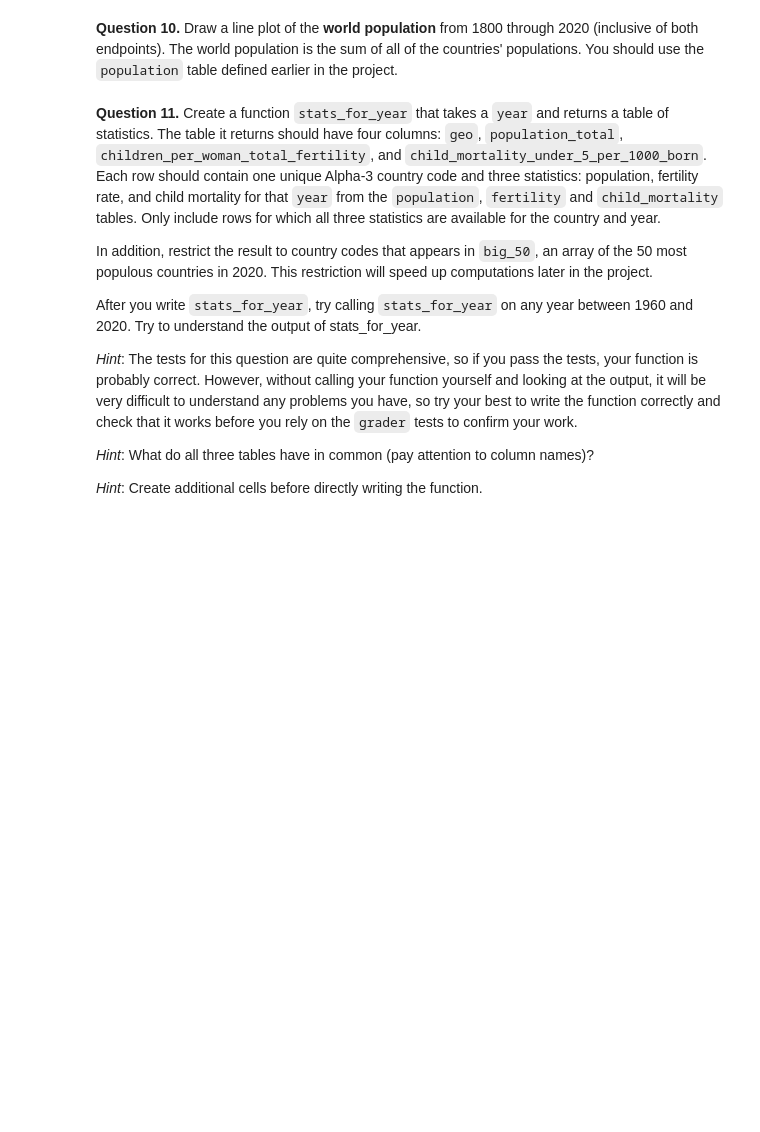
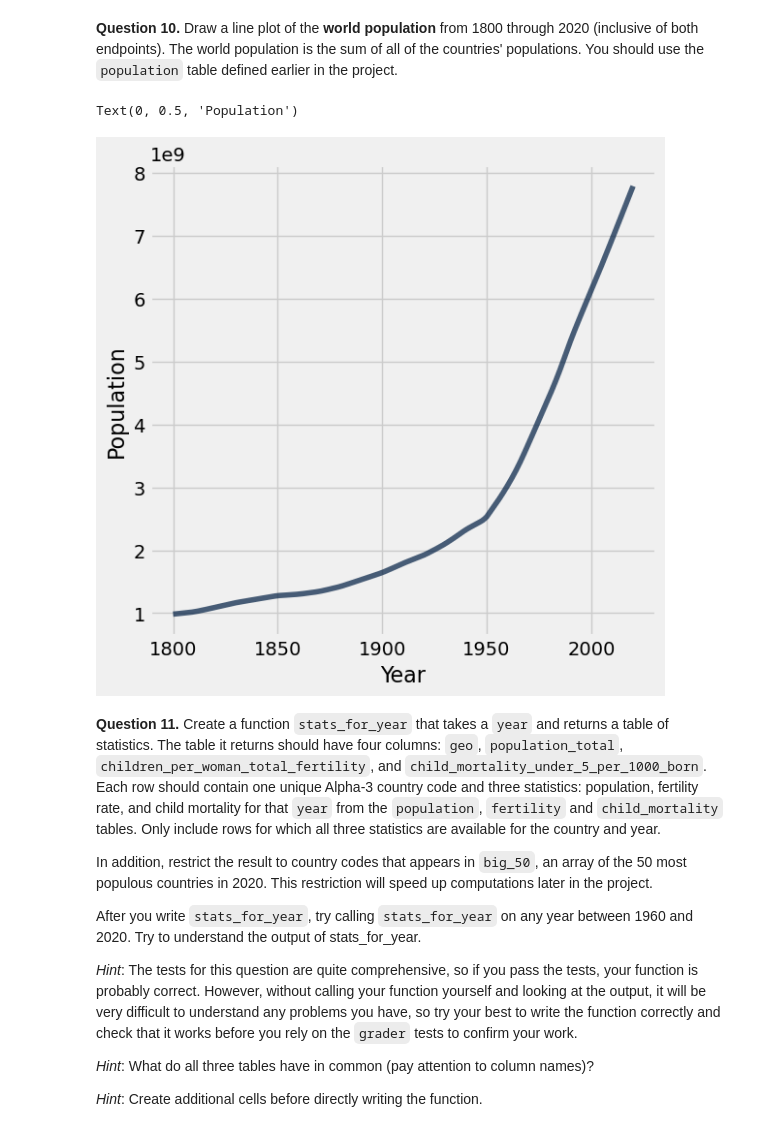
Before and after one commit to YennieP/DS_Projects, a Jupyter notebook: project1/project1/project1.ipynb, the cells around one changed output. Cells and saved outputs as stored; diff of their text form; code cells hidden in the pictures; blank space fills up the shorter version.

```diff
--- a/project1/project1/project1.ipynb
+++ b/project1/project1/project1.ipynb
@@ -400,3 +444,12 @@ grader.check("q1_9")
+# %%
+#Fill in code here
+world_population = population.drop('geo').group('time', sum)
+world_population.plot('time', 'population_total sum')
+plots.xlabel('Year')
+plots.ylabel('Population')
+# %% [output]
+Text(0, 0.5, 'Population')
+[figure, added]
 # %% [markdown]
 <!-- END QUESTION -->
 
```
Also changed, not shown: parts of 35 cells of this notebook.
